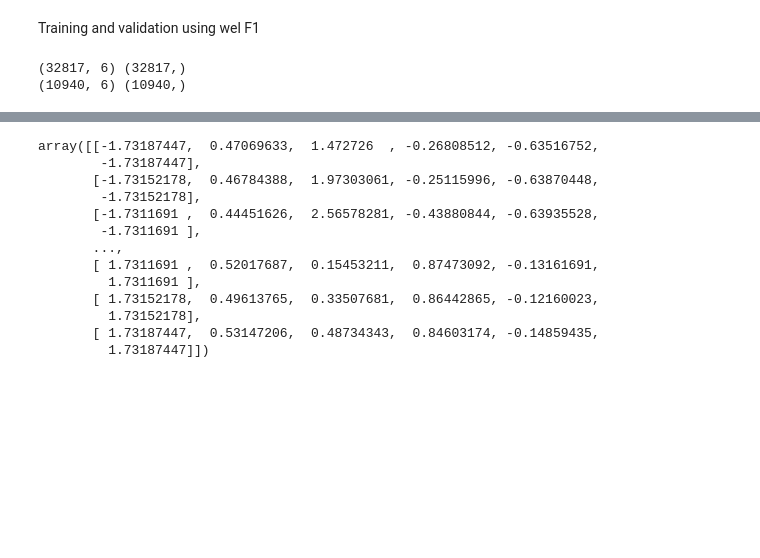
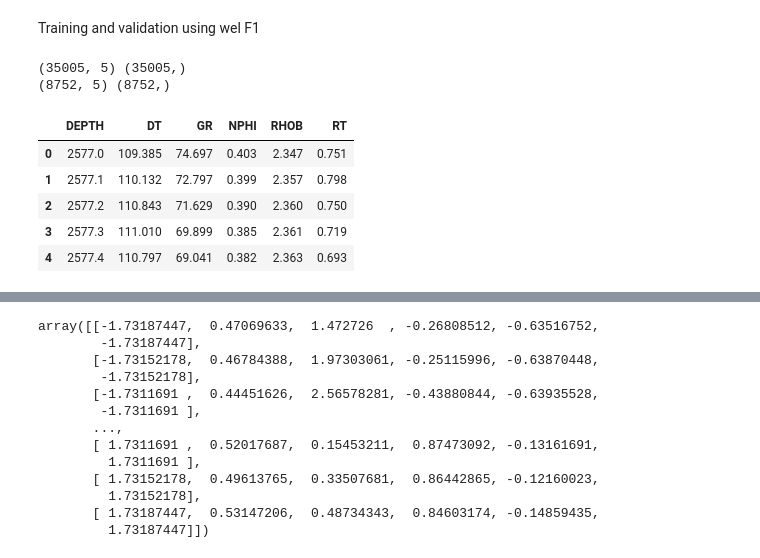
Before and after one commit to olawaleibrahim/PETROPHYSICAL-INTERPRETATION, a Jupyter notebook: RESEARCH.ipynb, the cells around one changed output, grey strips where cells are left out. Saved outputs shown, nothing was run; the diff lists cells and outputs as text; code cells hidden in the pictures; blank space fills up the shorter version.

```diff
--- a/RESEARCH.ipynb
+++ b/RESEARCH.ipynb
@@ -486,18 +487,27 @@ f12.head()
 # %% [markdown]
 Training and validation using wel F1
 # %%
-#label = f1_valid['DT']
-#train = f1_valid.drop('DT', axis=1)
+label = f1_valid['DT']
+train = f1_valid.drop('DT', axis=1)
 
 x_train, x_test, y_train, y_test = ms.train_test_split(train, label,
-                                                       test_size=0.25,
+                                                       test_size=0.2,
                                                        random_state=42)
-
-print(x_train.shape, y_train.shape)
-print(x_test.shape, y_test.shape)
-# %% [output]
-(32817, 6) (32817,)
-(10940, 6) (10940,)
+# %%
+print(x_train.shape, y_train.shape)
+print(x_test.shape, y_test.shape)
+# %% [output]
+(35005, 5) (35005,)
+(8752, 5) (8752,)
 # %%
 f1_dt = f1['DT']
 test = f1.drop('DT', axis=1)
+# %%
+f1_valid.head()
+# %% [output]
+|  | DEPTH | DT | GR | NPHI | RHOB | RT |
+| 0 | 2577.0 | 109.385 | 74.697 | 0.403 | 2.347 | 0.751 |
+| 1 | 2577.1 | 110.132 | 72.797 | 0.399 | 2.357 | 0.798 |
+| 2 | 2577.2 | 110.843 | 71.629 | 0.390 | 2.360 | 0.750 |
+| 3 | 2577.3 | 111.010 | 69.899 | 0.385 | 2.361 | 0.719 |
+| 4 | 2577.4 | 110.797 | 69.041 | 0.382 | 2.363 | 0.693 |
```
Also changed, not shown: parts of 11 cells of this notebook.
